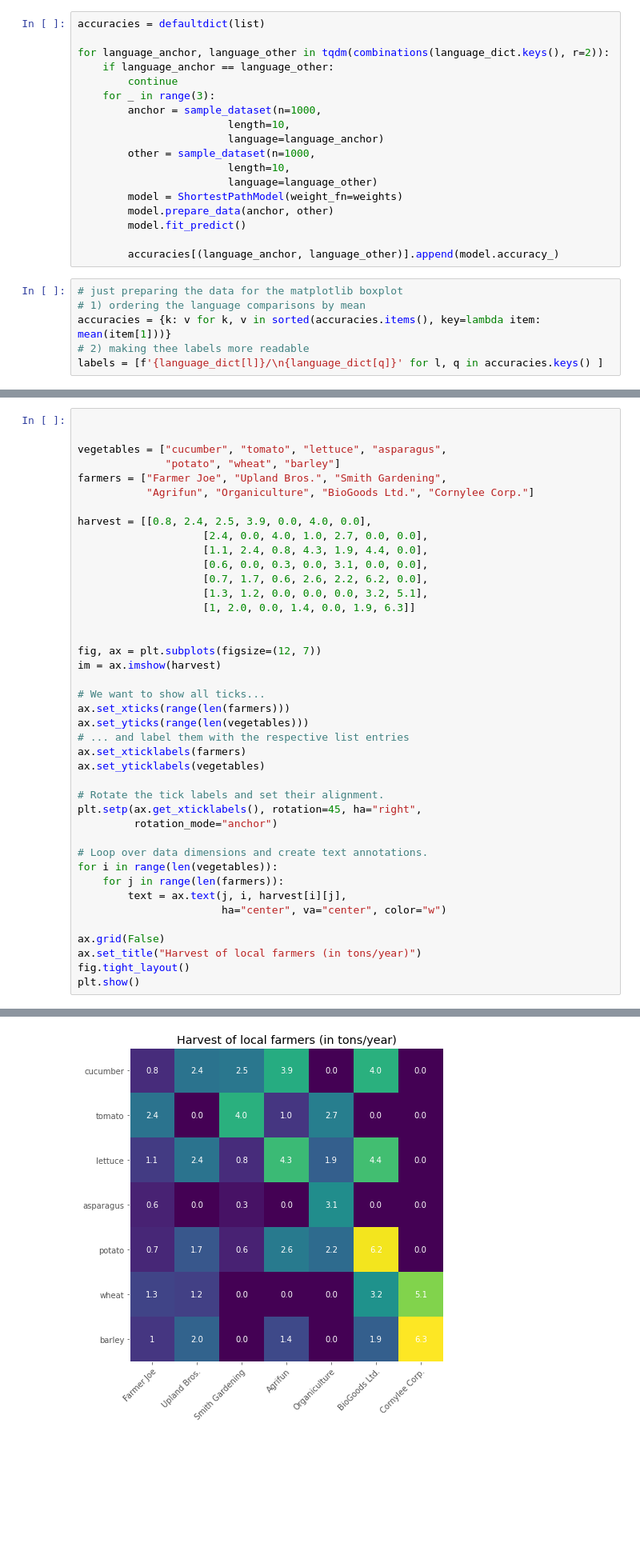
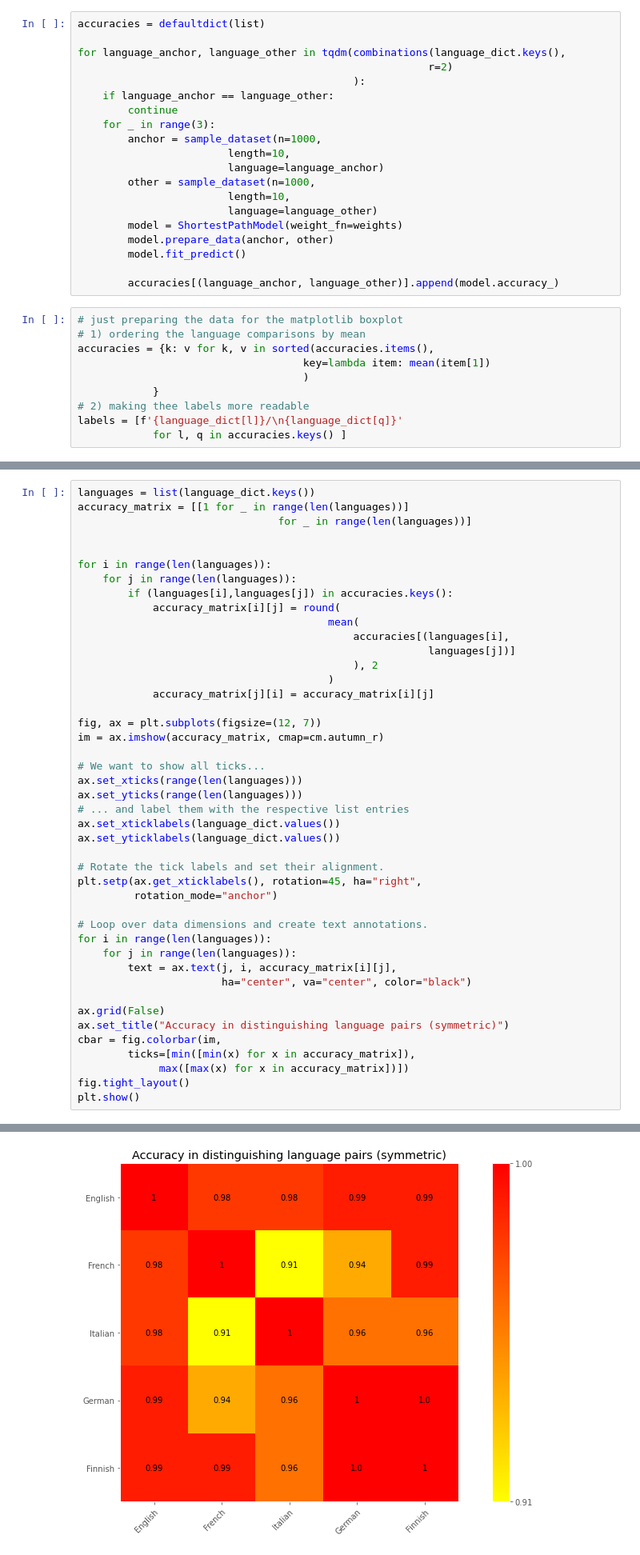
Before and after one commit to rovle/shortest-path-classification, a Jupyter notebook: demo/exploration.ipynb, the cells around one changed output, grey strips where cells are left out. Shown: that part at 80% size. Drawn from its saved outputs; the diff is of its cells as text; blank space fills up the shorter version.

```diff
--- a/demo/exploration.ipynb
+++ b/demo/exploration.ipynb
@@ -73,7 +82,9 @@ We'll, of course, plot the results.
 # %%
 accuracies = defaultdict(list)
 
-for language_anchor, language_other in tqdm(combinations(language_dict.keys(), r=2)):
+for language_anchor, language_other in tqdm(combinations(language_dict.keys(),
+                                                        r=2)
+                                            ):
     if language_anchor == language_other:
         continue
     for _ in range(3):
@@ -91,9 +102,13 @@ for language_anchor, language_other in tqdm(combinations(language_dict.keys(), r
 # %%
 # just preparing the data for the matplotlib boxplot
 # 1) ordering the language comparisons by mean
-accuracies = {k: v for k, v in sorted(accuracies.items(), key=lambda item: mean(item[1]))}
+accuracies = {k: v for k, v in sorted(accuracies.items(),
+                                    key=lambda item: mean(item[1])
+                                    )
+            }
 # 2) making thee labels more readable
-labels = [f'{language_dict[l]}/\n{language_dict[q]}' for l, q in accuracies.keys() ]
+labels = [f'{language_dict[l]}/\n{language_dict[q]}'
+            for l, q in accuracies.keys() ]
 # %%
 fig, ax = plt.subplots(figsize=(12, 7))
 fig.subplots_adjust(bottom=0.1)
@@ -114,44 +130,47 @@ plt.show()
 # %% [output]
 [figure]
 # %%
+languages = list(language_dict.keys())
+accuracy_matrix = [[1 for _ in range(len(languages))]
+                                for _ in range(len(languages))]
 
 
-vegetables = ["cucumber", "tomato", "lettuce", "asparagus",
-              "potato", "wheat", "barley"]
-farmers = ["Farmer Joe", "Upland Bros.", "Smith Gardening",
-           "Agrifun", "Organiculture", "BioGoods Ltd.", "Cornylee Corp."]
-
-harvest = [[0.8, 2.4, 2.5, 3.9, 0.0, 4.0, 0.0],
-                    [2.4, 0.0, 4.0, 1.0, 2.7, 0.0, 0.0],
-                    [1.1, 2.4, 0.8, 4.3, 1.9, 4.4, 0.0],
-                    [0.6, 0.0, 0.3, 0.0, 3.1, 0.0, 0.0],
-                    [0.7, 1.7, 0.6, 2.6, 2.2, 6.2, 0.0],
-                    [1.3, 1.2, 0.0, 0.0, 0.0, 3.2, 5.1],
-                    [1, 2.0, 0.0, 1.4, 0.0, 1.9, 6.3]]
-
+for i in range(len(languages)):
+    for j in range(len(languages)):
+        if (languages[i],languages[j]) in accuracies.keys():
+            accuracy_matrix[i][j] = round(
+                                        mean(
+                                            accuracies[(languages[i],
+                                                        languages[j])]
+                                            ), 2
+                                        )
+            accuracy_matrix[j][i] = accuracy_matrix[i][j]
 
 fig, ax = plt.subplots(figsize=(12, 7))
-im = ax.imshow(harvest)
+im = ax.imshow(accuracy_matrix, cmap=cm.autumn_r)
 
 # We want to show all ticks...
-ax.set_xticks(range(len(farmers)))
-ax.set_yticks(range(len(vegetables)))
+ax.set_xticks(range(len(languages)))
+ax.set_yticks(range(len(languages)))
 # ... and label them with the respective list entries
-ax.set_xticklabels(farmers)
-ax.set_yticklabels(vegetables)
+ax.set_xticklabels(language_dict.values())
+ax.set_yticklabels(language_dict.values())
 
 # Rotate the tick labels and set their alignment.
 plt.setp(ax.get_xticklabels(), rotation=45, ha="right",
          rotation_mode="anchor")
 
 # Loop over data dimensions and create text annotations.
-for i in range(len(vegetables)):
-    for j in range(len(farmers)):
-        text = ax.text(j, i, harvest[i][j],
-                       ha="center", va="center", color="w")
+for i in range(len(languages)):
+    for j in range(len(languages)):
+        text = ax.text(j, i, accuracy_matrix[i][j],
+                       ha="center", va="center", color="black")
 
 ax.grid(False)
-ax.set_title("Harvest of local farmers (in tons/year)")
+ax.set_title("Accuracy in distinguishing language pairs (symmetric)")
+cbar = fig.colorbar(im,
+        ticks=[min([min(x) for x in accuracy_matrix]),
+             max([max(x) for x in accuracy_matrix])])
 fig.tight_layout()
 plt.show()
 # %% [output]
@@ -158 +182 @@ plt.show()
-[figure, old version]
+[figure, new version]
```
Also changed, not shown: parts of 29 cells of this notebook, 14 other files.
